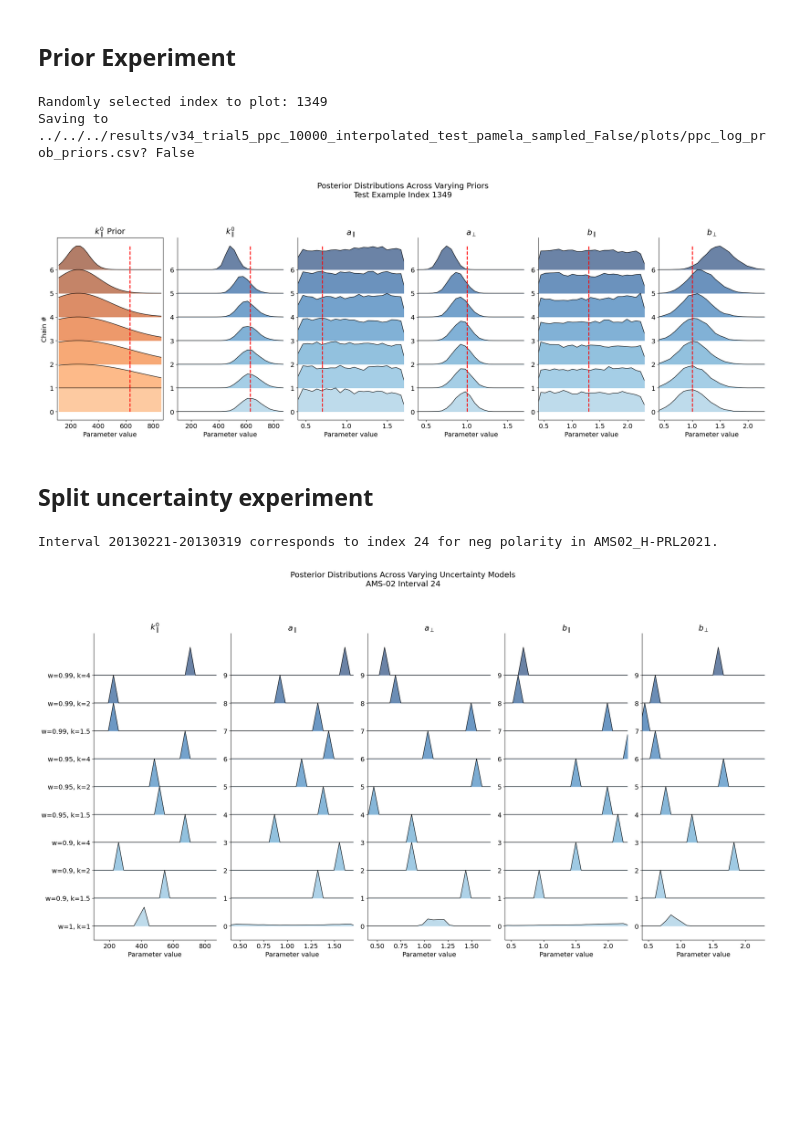
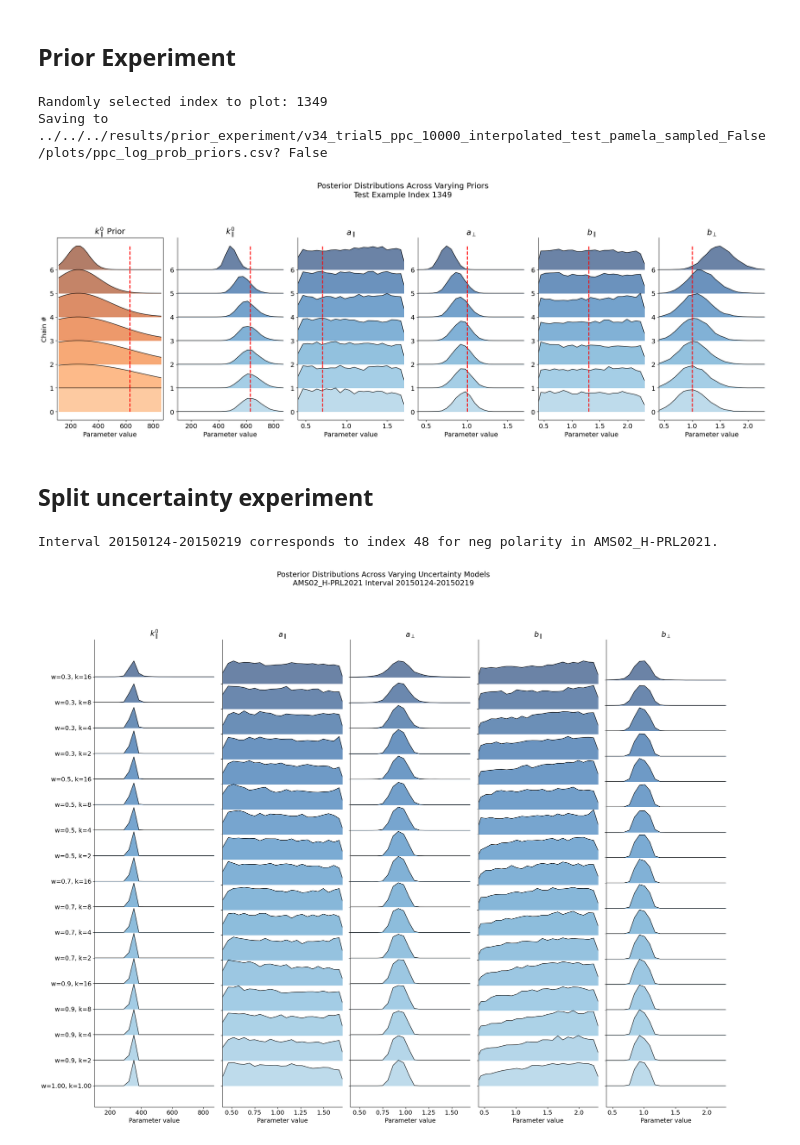
Before and after one commit to hawaii-ai/GalacticCosmicRays, a Jupyter notebook: notebooks/plot/plot_prior_uncertainty_experiments.ipynb, the cells around one changed output. Saved outputs shown, nothing was run; the diff lists cells and outputs as text; code cells hidden in the pictures; blank space fills up the shorter version.

Commit message:
add heatmap uncertainty model plot

```diff
--- a/notebooks/plot/plot_prior_uncertainty_experiments.ipynb
+++ b/notebooks/plot/plot_prior_uncertainty_experiments.ipynb
@@ -383,8 +383,8 @@ hmc_versions = [
 ]
 
 make_new_file = False
-output_log_file = f'../../../results/{base_version}/plots/ppc_log_prob_priors.csv'
-save_dir = Path(f'../../../results/{base_version}/plots/priors')
+output_log_file = f'../../../results/prior_experiment/{base_version}/plots/ppc_log_prob_priors.csv'
+save_dir = Path(f'../../../results/prior_experiment/{base_version}/plots/priors')
 save_dir.mkdir(parents=True, exist_ok=True)
 
 if make_new_file:
@@ -577,7 +577,7 @@ plt.show()
 plt.close()
 # %% [output]
 Randomly selected index to plot: 1349
-Saving to ../../../results/v34_trial5_ppc_10000_interpolated_test_pamela_sampled_False/plots/ppc_log_prob_priors.csv? False
+Saving to ../../../results/prior_experiment/v34_trial5_ppc_10000_interpolated_test_pamela_sampled_False/plots/ppc_log_prob_priors.csv? False
 [figure]
 # %% [markdown]
 ## Split uncertainty experiment
@@ -593,17 +593,14 @@ train_size_fraction = 1.0
 base_version = 'split_uncertainty_experiment/split_uncertainty_false_w1_k1_v34_trial5_interpolated_2023'
 split_uncertainty_base_version = 'v34_trial5_interpolated_2023'
 hmc_versions = [
-    base_version, # Not split uncertainty will be at the bottom
-    f'split_uncertainty_experiment/split_uncertainty_w0.99_k1.5_{split_uncertainty_base_version}',
-    f'split_uncertainty_experiment/split_uncertainty_w0.99_k2_{split_uncertainty_base_version}',
-    f'split_uncertainty_experiment/split_uncertainty_w0.99_k4_{split_uncertainty_base_version}',
-    f'split_uncertainty_experiment/split_uncertainty_w0.95_k1.5_{split_uncertainty_base_version}',
-    f'split_uncertainty_experiment/split_uncertainty_w0.95_k2_{split_uncertainty_base_version}',
-    f'split_uncertainty_experiment/split_uncertainty_w0.95_k4_{split_uncertainty_base_version}',
-    f'split_uncertainty_experiment/split_uncertainty_w0.9_k1.5_{split_uncertainty_base_version}',
-    f'split_uncertainty_experiment/split_uncertainty_w0.9_k2_{split_uncertainty_base_version}',
-    f'split_uncertainty_experiment/split_uncertainty_w0.9_k4_{split_uncertainty_base_version}',
+    base_version, # Regular combined uncertainty will be at the bottom
 ]
+w_k_list = ['w=1.00, k=1.00']
+
+for w in [0.9, 0.7, 0.5, 0.3]:
+    for k in [2, 4, 8, 16]:
+        hmc_versions.append(f'split_uncertainty_experiment/split_uncertainty_w{w}_k{k}_{split_uncertainty_base_version}')
+        w_k_list.append(f'w={w:.1f}, k={k:.0f}')
 
 make_new_file = False
 output_log_file = f'../../../results/{base_version}/plots/split_uncertainty_experiment.csv'
@@ -614,7 +611,7 @@ save_dir.mkdir(parents=True, exist_ok=True)
 data_bootstrap_model_hmc_identifier = f"{data_version[0]}_{bootstrap[0]}_{model_version[0]}_{hmc_run[0]}"
 
 # Get interval corresponding to one in paper
-test_index = 48 # 48 and 107
+test_index = 48 # 48 is the AMS-02 interval index in the paper
 df = index_mcmc_runs(file_version='2023')
 df_int = df.iloc[test_index:test_index+1].copy(deep=True)
 interval = df_int.interval.iloc[0]
@@ -622,8 +619,6 @@ polarity = df_int.polarity.iloc[0]
 exp_name = df_int.experiment_name.iloc[0]
 print(f"Interval {interval} corresponds to index {test_index} for {polarity} polarity in {exp_name}.")
 df_int.head()
-
-# samples_22_AMS02_H-PRL2021_20121229-20130124_neg.csv
 
 # Load the samples for the chosen index across the 7 different priors
 chains_data = []
@@ -644,7 +639,7 @@ num_chains = len(hmc_versions)
 scale = True
 colors = plt.cm.Blues(np.linspace(0.4, 1.0, num_chains))
 
-fig, axs = plt.subplots(1, 5, figsize=(22, 12), sharey=False)
+fig, axs = plt.subplots(1, 5, figsize=(22, 18), sharey=False)
 plt.suptitle(f"Posterior Distributions Across Varying Uncertainty Models\n{exp_name} Interval {interval}")
 
 offset = 0
@@ -690,34 +685,34 @@ for j, param in enumerate(PARAMETERS):
             edgecolor="black",
             color=color,
         )
 
         # Outline
         ax.plot(bin_centers, hist + offset, linewidth=1.0, color="black")
 
     ax.set_title(f"{PARAMETERS_NAME[j]}")
     ax.set_xlim(PARAMETERS_MIN[j], PARAMETERS_MAX[j])
 
     # Set y-tick labels
     if j == 0:
-        w_k_list = ['w=1.00, k=1.00', 'w=0.90, k=1.50', 'w=0.90, k=2.00', 'w=0.90, k=4.00', 'w=0.95, k=1.50', 'w=0.95, k=2.00', 'w=0.95, k=4.00', 'w=0.99, k=1.50', 'w=0.99, k=2.00', 'w=0.99, k=4.00']
         # First set the numeric positions
         ax.set_yticks(range(len(w_k_list)))
         # Then set the corresponding string labels
         ax.set_yticklabels(w_k_list)
     else:
         # For other plots, just set the numeric positions
-        ax.set_yticks(range(num_chains))
+        ax.set_yticks(range(len(w_k_list)))
+        ax.set_yticklabels([])
 
     ax.set_xlabel("Parameter value")
 
     ax.spines["top"].set_visible(False)
     ax.spines["right"].set_visible(False)
 
 plt.tight_layout(rect=[0, 0, 1, 0.93])
 plt.savefig(save_dir / f'uncertainty_model_comparison_index_{test_index}.png', dpi=300)
 plt.savefig(save_dir / f'uncertainty_model_comparison_index_{test_index}.pdf')
 plt.show()
 plt.close()
 # %% [output]
-Interval 20130221-20130319 corresponds to index 24 for neg polarity in AMS02_H-PRL2021.
+Interval 20150124-20150219 corresponds to index 48 for neg polarity in AMS02_H-PRL2021.
-[figure, old version]
+[figure, new version]
```
Also changed, not shown: parts of 1 cell of this notebook, 2 other files.
